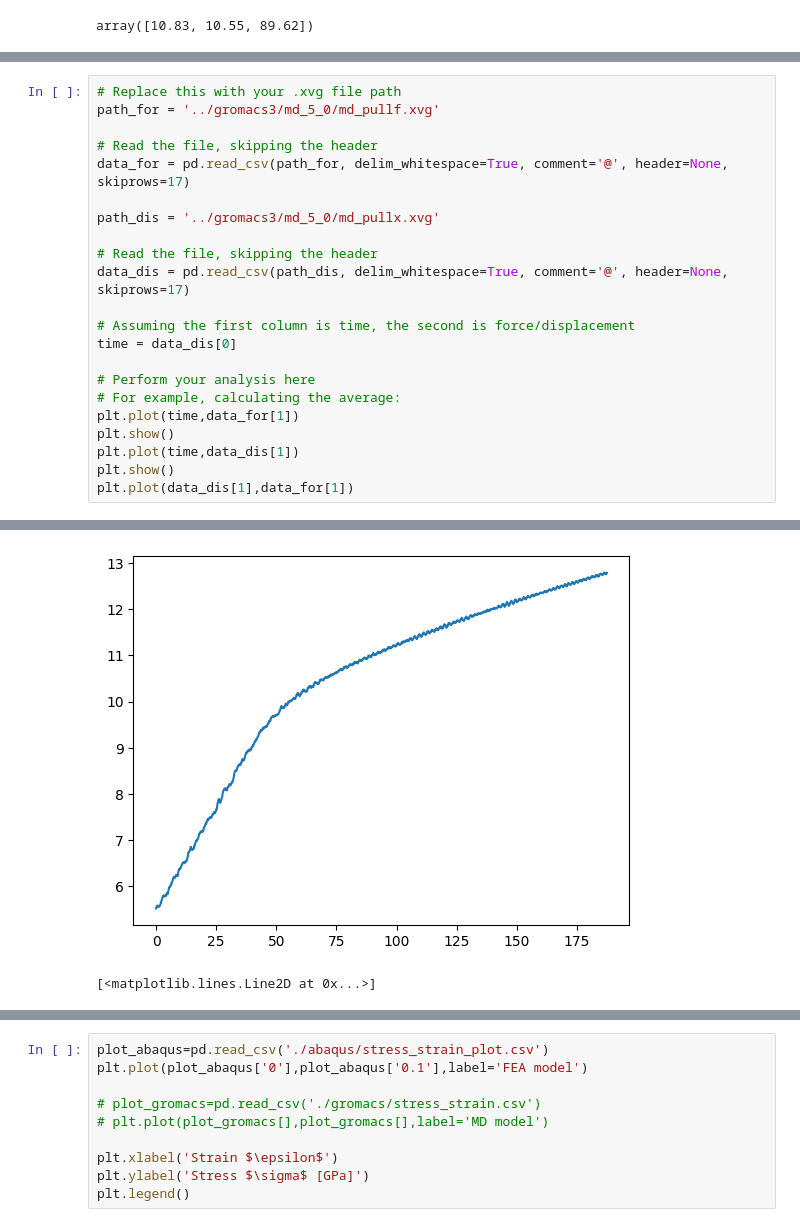
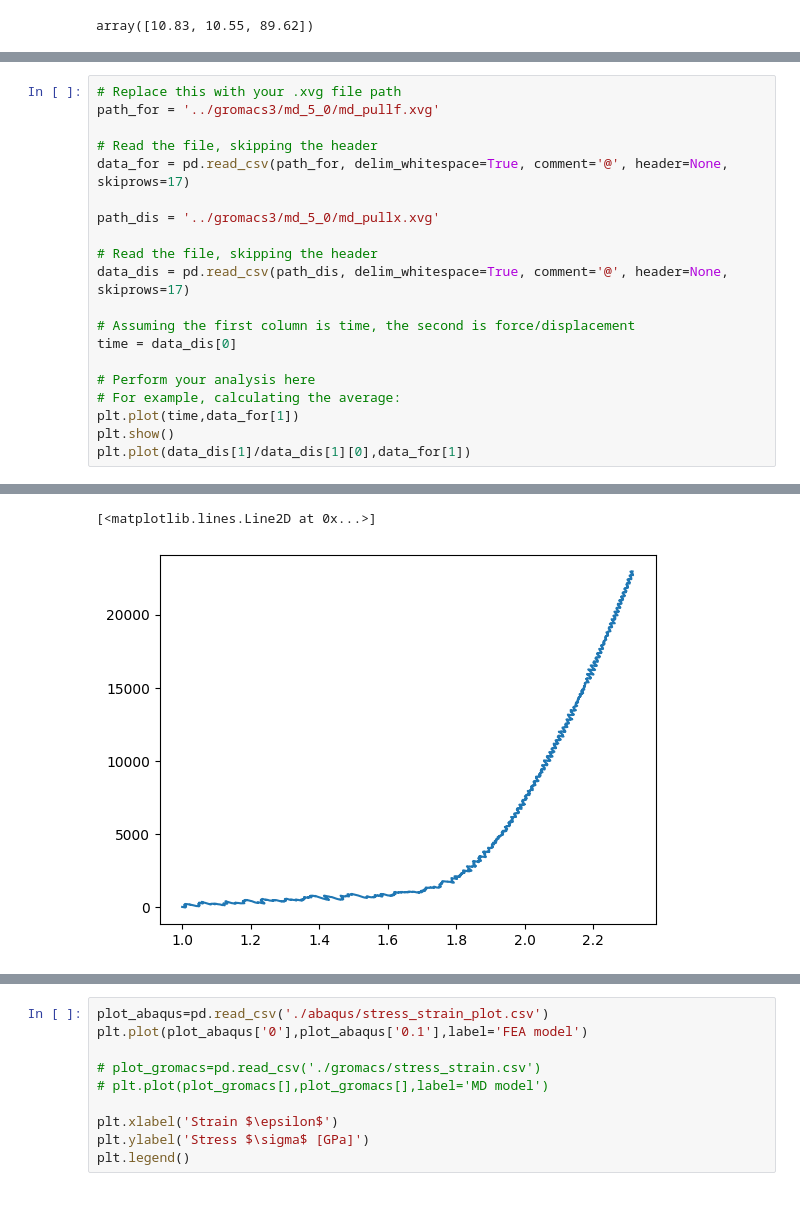
Before and after one commit to eBOlsson/Project_TKT4146, a Jupyter notebook: python/plot.ipynb, the cells around one changed output, grey strips where cells are left out. Saved outputs shown, nothing was run; the diff lists cells and outputs as text.

```diff
--- a/python/plot.ipynb
+++ b/python/plot.ipynb
@@ -110,26 +69,24 @@ total_dis[0]/3
 # %%
 # Replace this with your .xvg file path
 path_for = '../gromacs3/md_5_0/md_pullf.xvg'
 
 # Read the file, skipping the header
 data_for = pd.read_csv(path_for, delim_whitespace=True, comment='@', header=None, skiprows=17)
 
 path_dis = '../gromacs3/md_5_0/md_pullx.xvg'
 
 # Read the file, skipping the header
 data_dis = pd.read_csv(path_dis, delim_whitespace=True, comment='@', header=None, skiprows=17)
 
 # Assuming the first column is time, the second is force/displacement
 time = data_dis[0]
 
 # Perform your analysis here
 # For example, calculating the average:
 plt.plot(time,data_for[1])
 plt.show()
-plt.plot(time,data_dis[1])
-plt.show()
-plt.plot(data_dis[1],data_for[1])
+plt.plot(data_dis[1]/data_dis[1][0],data_for[1])
 # %% [output]
 [figure]
+[<matplotlib.lines.Line2D at 0x...>]
-[figure, old version]
+[figure, new version]
-[<matplotlib.lines.Line2D at 0x...>]
```
Also changed, not shown: parts of 5 cells of this notebook, 8 other files.
